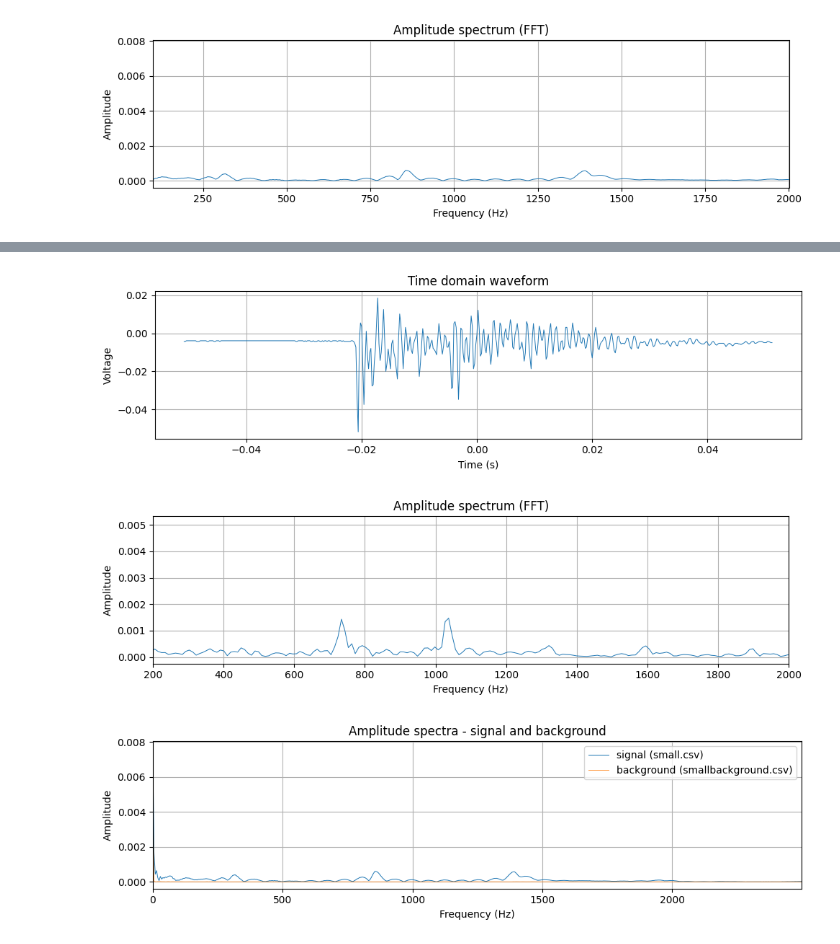
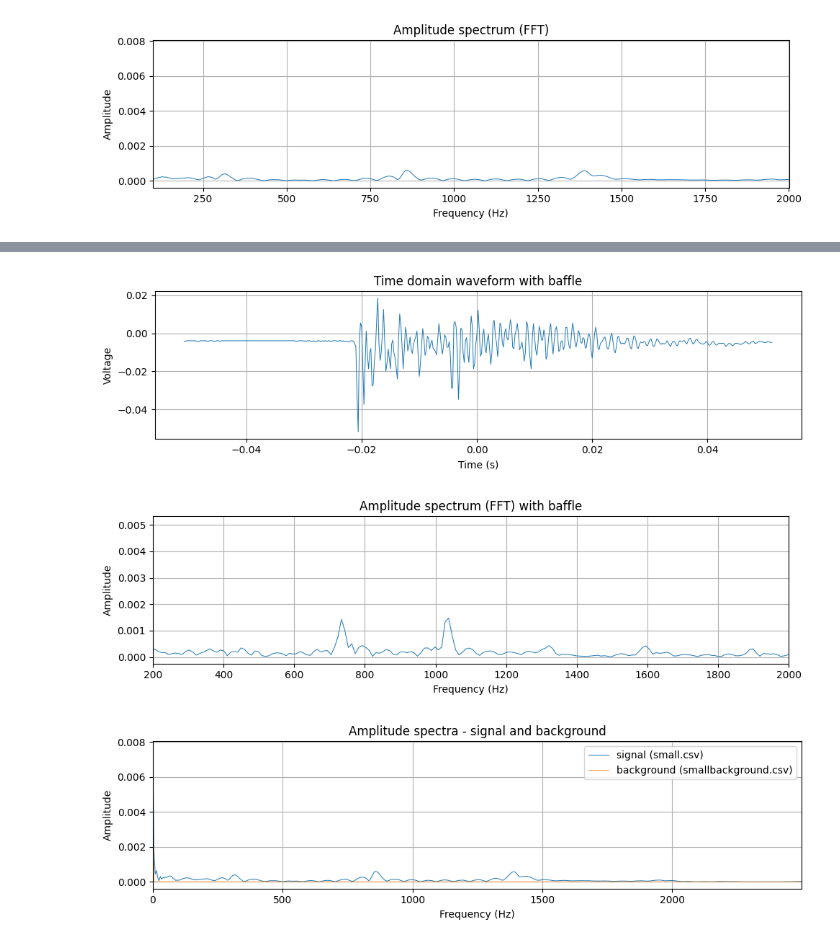
Before and after one commit to massiegabe/Acousticsproject, a Jupyter notebook: New Setup/Smalltube.ipynb, the cells around one changed output, grey strips where cells are left out. Cells and saved outputs as stored; diff of their text form; code cells hidden in the pictures.

Commit message:
Taped Baffle

```diff
--- a/New Setup/Smalltube.ipynb
+++ b/New Setup/Smalltube.ipynb
@@ -317,37 +953,37 @@ time = df['time'].to_numpy()
 voltage = df['voltage'].to_numpy()
 
 # Plot time-domain signal
 plt.figure(figsize=(10, 3))
 plt.plot(time, voltage, linewidth=0.7)
 plt.xlabel('Time (s)')
 plt.ylabel('Voltage')
-plt.title('Time domain waveform')
+plt.title('Time domain waveform with baffle')
 plt.grid(True)
 plt.tight_layout()
 plt.show()
 
 # Compute FFT
 dt = np.mean(np.diff(time))           # sampling interval
 fs = 1.0 / dt                         # sampling frequency
 N = len(voltage)
 yf = np.fft.rfft(voltage)
 xf = np.fft.rfftfreq(N, d=dt)
 amp = np.abs(yf) / N                  # amplitude spectrum (normalized)
 
 # Plot amplitude spectrum
 plt.figure(figsize=(10, 3))
 plt.plot(xf, amp, linewidth=0.7)
 plt.xlim(0, fs/2)
 plt.xlabel('Frequency (Hz)')
 plt.ylabel('Amplitude')
-plt.title('Amplitude spectrum (FFT)')
+plt.title('Amplitude spectrum (FFT) with baffle')
 plt.xlim(200,2000)
 plt.grid(True)
 plt.tight_layout()
 plt.show()
 # %% [output]
-[figure, old version]
+[figure, new version]
-[figure, old version]
+[figure, new version]
 # %%
 def read_time_voltage(path):
     try:
```
Also changed, not shown: parts of 21 cells of this notebook, 26 other files.
